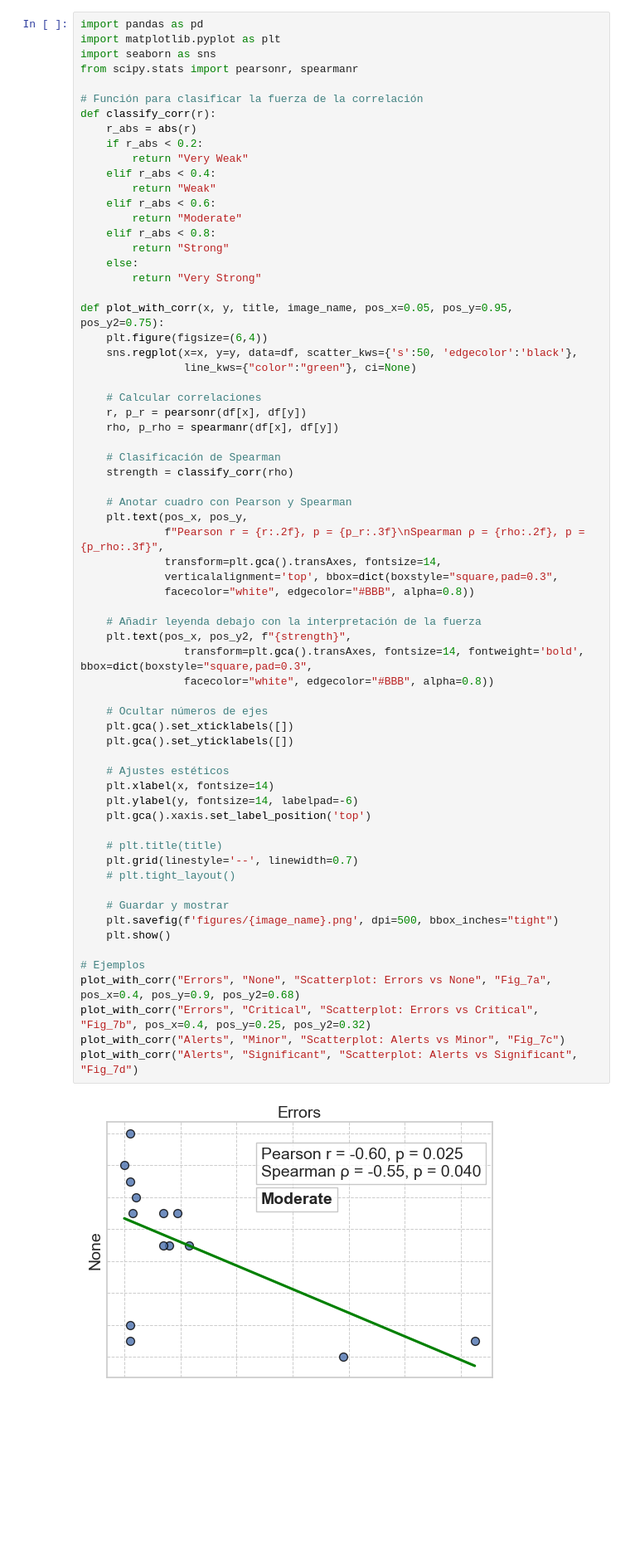
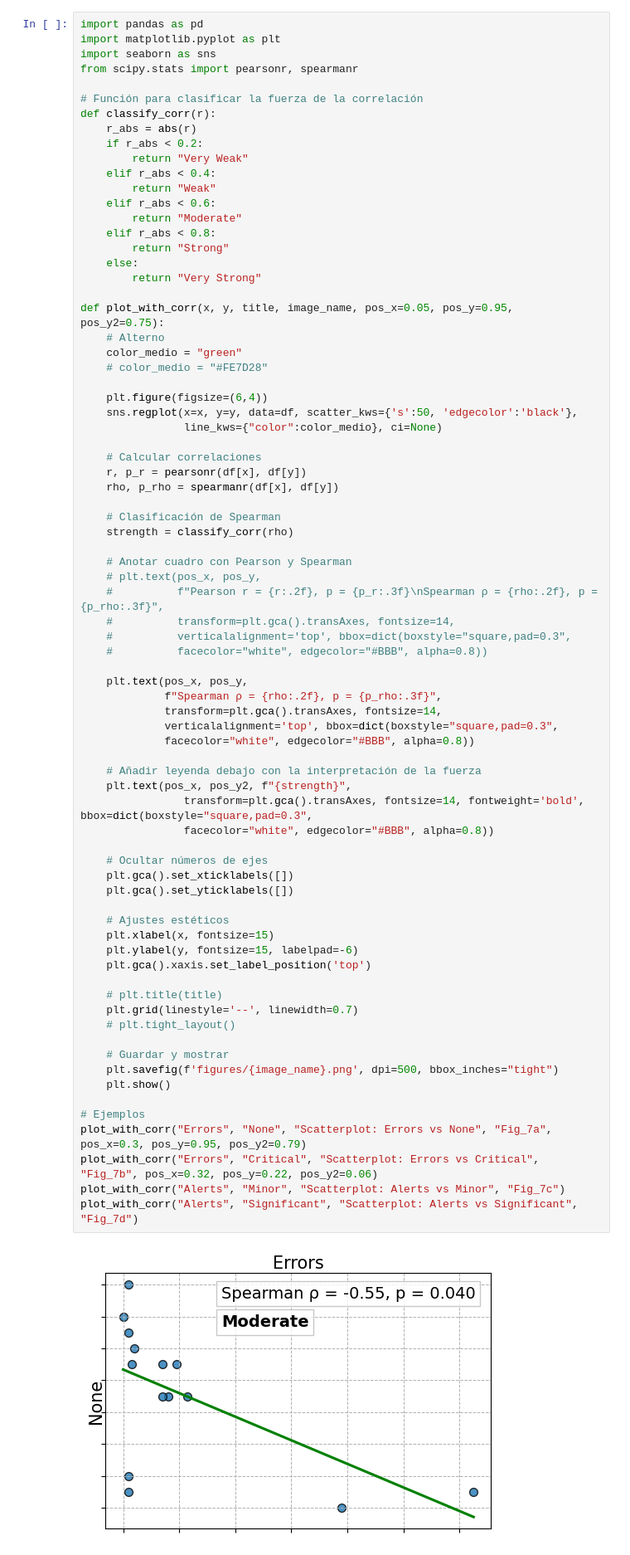
Before and after one commit to gverafei/wp, a Jupyter notebook: correlation_analysis.ipynb, the cells around one changed output. Shown at 83% size. Drawn from its saved outputs; the diff is of its cells as text; blank space fills up the shorter version.

```diff
--- a/correlation_analysis.ipynb
+++ b/correlation_analysis.ipynb
@@ -204,9 +204,13 @@ def classify_corr(r):
         return "Very Strong"
 
 def plot_with_corr(x, y, title, image_name, pos_x=0.05, pos_y=0.95, pos_y2=0.75):
+    # Alterno
+    color_medio = "green"
+    # color_medio = "#FE7D28"
+
     plt.figure(figsize=(6,4))
     sns.regplot(x=x, y=y, data=df, scatter_kws={'s':50, 'edgecolor':'black'},
-                line_kws={"color":"green"}, ci=None)
+                line_kws={"color":color_medio}, ci=None)
 
     # Calcular correlaciones
     r, p_r = pearsonr(df[x], df[y])
@@ -216,38 +220,44 @@ def plot_with_corr(x, y, title, image_name, pos_x=0.05, pos_y=0.95, pos_y2=0.75)
     strength = classify_corr(rho)
 
     # Anotar cuadro con Pearson y Spearman
+    # plt.text(pos_x, pos_y,
+    #          f"Pearson r = {r:.2f}, p = {p_r:.3f}\nSpearman ρ = {rho:.2f}, p = {p_rho:.3f}",
+    #          transform=plt.gca().transAxes, fontsize=14,
+    #          verticalalignment='top', bbox=dict(boxstyle="square,pad=0.3",
+    #          facecolor="white", edgecolor="#BBB", alpha=0.8))
+
     plt.text(pos_x, pos_y,
-             f"Pearson r = {r:.2f}, p = {p_r:.3f}\nSpearman ρ = {rho:.2f}, p = {p_rho:.3f}",
+             f"Spearman ρ = {rho:.2f}, p = {p_rho:.3f}",
              transform=plt.gca().transAxes, fontsize=14,
              verticalalignment='top', bbox=dict(boxstyle="square,pad=0.3",
              facecolor="white", edgecolor="#BBB", alpha=0.8))
 
     # Añadir leyenda debajo con la interpretación de la fuerza
     plt.text(pos_x, pos_y2, f"{strength}",
                 transform=plt.gca().transAxes, fontsize=14, fontweight='bold', bbox=dict(boxstyle="square,pad=0.3",
                 facecolor="white", edgecolor="#BBB", alpha=0.8))
 
     # Ocultar números de ejes
     plt.gca().set_xticklabels([])
     plt.gca().set_yticklabels([])
 
     # Ajustes estéticos
-    plt.xlabel(x, fontsize=14)
-    plt.ylabel(y, fontsize=14, labelpad=-6)
+    plt.xlabel(x, fontsize=15)
+    plt.ylabel(y, fontsize=15, labelpad=-6)
     plt.gca().xaxis.set_label_position('top')
 
     # plt.title(title)
     plt.grid(linestyle='--', linewidth=0.7)
     # plt.tight_layout()
 
     # Guardar y mostrar
     plt.savefig(f'figures/{image_name}.png', dpi=500, bbox_inches="tight")
     plt.show()
 
 # Ejemplos
-plot_with_corr("Errors", "None", "Scatterplot: Errors vs None", "Fig_7a", pos_x=0.4, pos_y=0.9, pos_y2=0.68)
-plot_with_corr("Errors", "Critical", "Scatterplot: Errors vs Critical", "Fig_7b", pos_x=0.4, pos_y=0.25, pos_y2=0.32)
+plot_with_corr("Errors", "None", "Scatterplot: Errors vs None", "Fig_7a", pos_x=0.3, pos_y=0.95, pos_y2=0.79)
+plot_with_corr("Errors", "Critical", "Scatterplot: Errors vs Critical", "Fig_7b", pos_x=0.32, pos_y=0.22, pos_y2=0.06)
 plot_with_corr("Alerts", "Minor", "Scatterplot: Alerts vs Minor", "Fig_7c")
 plot_with_corr("Alerts", "Significant", "Scatterplot: Alerts vs Significant", "Fig_7d")
 # %% [output]
-[figure, old version]
+[figure, new version]
```
Also changed, not shown: parts of 1 cell of this notebook.
